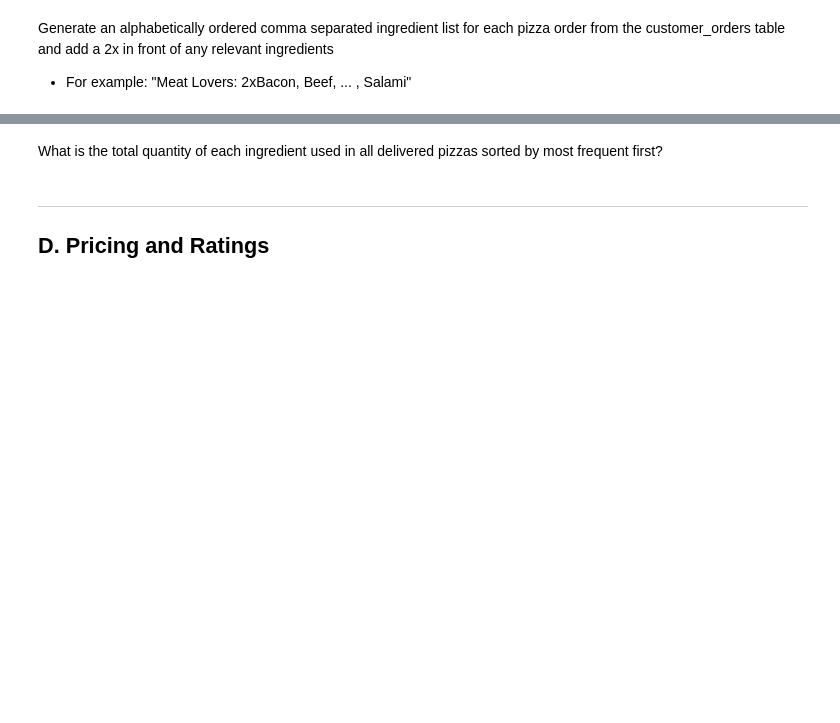
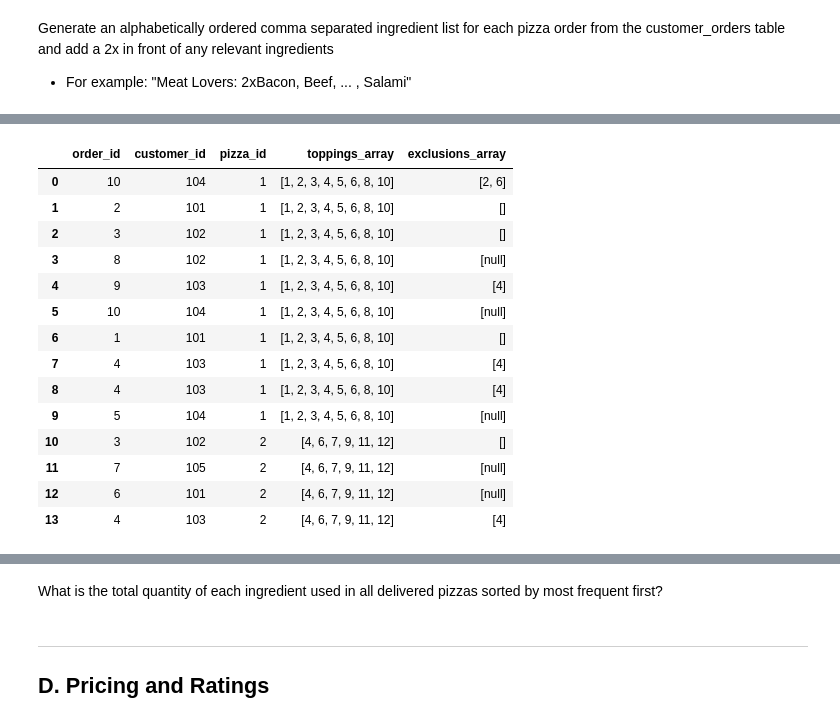
Before and after one commit to jacorwin/CodeExamples, a Jupyter notebook: SQL/SQL_Example_CaseStudy2.ipynb, the cells around one changed output, grey strips where cells are left out. Drawn from its saved outputs; the diff is of its cells as text; code cells hidden in the pictures; blank space fills up the shorter version.

```diff
--- a/SQL/SQL_Example_CaseStudy2.ipynb
+++ b/SQL/SQL_Example_CaseStudy2.ipynb
@@ -768,0 +792,35 @@ Generate an alphabetically ordered comma separated ingredient list for each pizz
+# %%
+query = """
+    SELECT
+        co.order_id,
+        co.customer_id,
+        co.pizza_id,
+        STRING_TO_ARRAY(pr.toppings, ', ') AS toppings_array,
+        COALESCE(STRING_TO_ARRAY(co.exclusions, ', '), ARRAY[]::VARCHAR[]) AS exclusions_array
+    FROM customer_orders AS co
+    JOIN pizza_recipes AS pr ON co.pizza_id = pr.pizza_id
+    ;
+    """
+
+cursor.execute(sql.SQL(query))
+sql_table = cursor.fetchall()
+column_names = [desc[0] for desc in cursor.description]
+
+pizza_ingr_list_df = pd.DataFrame(sql_table, columns=column_names)
+pizza_ingr_list_df
+# %% [output]
+|  | order_id | customer_id | pizza_id | toppings_array | exclusions_array |
+| 0 | 10 | 104 | 1 | [1, 2, 3, 4, 5, 6, 8, 10] | [2, 6] |
+| 1 | 2 | 101 | 1 | [1, 2, 3, 4, 5, 6, 8, 10] | [] |
+| 2 | 3 | 102 | 1 | [1, 2, 3, 4, 5, 6, 8, 10] | [] |
+| 3 | 8 | 102 | 1 | [1, 2, 3, 4, 5, 6, 8, 10] | [null] |
+| 4 | 9 | 103 | 1 | [1, 2, 3, 4, 5, 6, 8, 10] | [4] |
+| 5 | 10 | 104 | 1 | [1, 2, 3, 4, 5, 6, 8, 10] | [null] |
+| 6 | 1 | 101 | 1 | [1, 2, 3, 4, 5, 6, 8, 10] | [] |
+| 7 | 4 | 103 | 1 | [1, 2, 3, 4, 5, 6, 8, 10] | [4] |
+| 8 | 4 | 103 | 1 | [1, 2, 3, 4, 5, 6, 8, 10] | [4] |
+| 9 | 5 | 104 | 1 | [1, 2, 3, 4, 5, 6, 8, 10] | [null] |
+| 10 | 3 | 102 | 2 | [4, 6, 7, 9, 11, 12] | [] |
+| 11 | 7 | 105 | 2 | [4, 6, 7, 9, 11, 12] | [null] |
+| 12 | 6 | 101 | 2 | [4, 6, 7, 9, 11, 12] | [null] |
+| 13 | 4 | 103 | 2 | [4, 6, 7, 9, 11, 12] | [4] |
```
Also changed, not shown: parts of 5 cells of this notebook, 1 other file.
